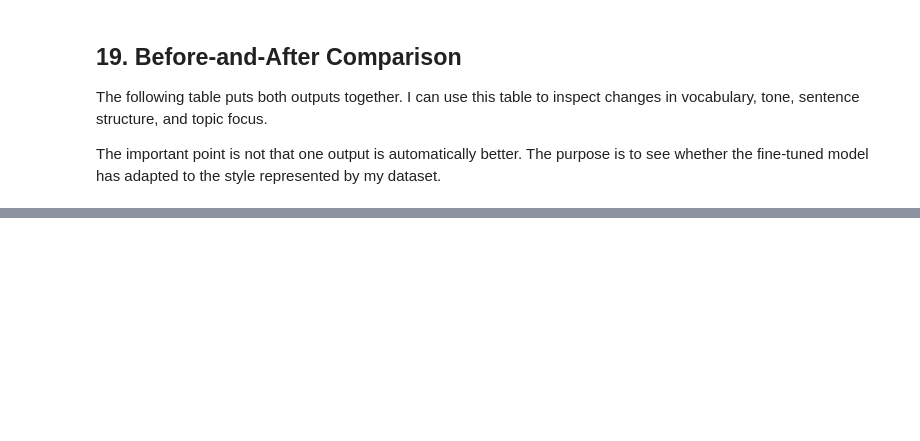
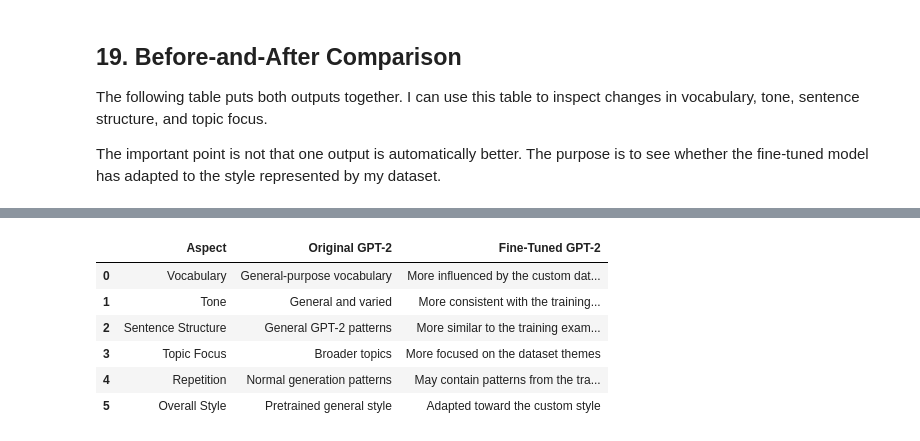
Before and after one commit to Lakhan07AU/Generative-Ai, a Jupyter notebook: Assignment/Assignment11/Assignment_11_GPT2_Fine_Tuning.ipynb, the cells around one changed output, grey strips where cells are left out. Drawn from its saved outputs; the diff is of its cells as text; code cells hidden in the pictures; blank space fills up the shorter version.

```diff
--- a/Assignment/Assignment11/Assignment_11_GPT2_Fine_Tuning.ipynb
+++ b/Assignment/Assignment11/Assignment_11_GPT2_Fine_Tuning.ipynb
@@ -671,3 +770,40 @@ comparison
+# %%
+comparison_table = pd.DataFrame({
+    "Aspect": [
+        "Vocabulary",
+        "Tone",
+        "Sentence Structure",
+        "Topic Focus",
+        "Repetition",
+        "Overall Style"
+    ],
+    "Original GPT-2": [
+        "General-purpose vocabulary",
+        "General and varied",
+        "General GPT-2 patterns",
+        "Broader topics",
+        "Normal generation patterns",
+        "Pretrained general style"
+    ],
+    "Fine-Tuned GPT-2": [
+        "More influenced by the custom dataset",
+        "More consistent with the training style",
+        "More similar to the training examples",
+        "More focused on the dataset themes",
+        "May contain patterns from the training data",
+        "Adapted toward the custom style"
+    ]
+})
+
+comparison_table
+# %% [output]
+|  | Aspect | Original GPT-2 | Fine-Tuned GPT-2 |
+| 0 | Vocabulary | General-purpose vocabulary | More influenced by the custom dat... |
+| 1 | Tone | General and varied | More consistent with the training... |
+| 2 | Sentence Structure | General GPT-2 patterns | More similar to the training exam... |
+| 3 | Topic Focus | Broader topics | More focused on the dataset themes |
+| 4 | Repetition | Normal generation patterns | May contain patterns from the tra... |
+| 5 | Overall Style | Pretrained general style | Adapted toward the custom style |
 # %% [markdown]
 ## 20. Analyze the Results
 
```
Also changed, not shown: parts of 21 cells of this notebook.
